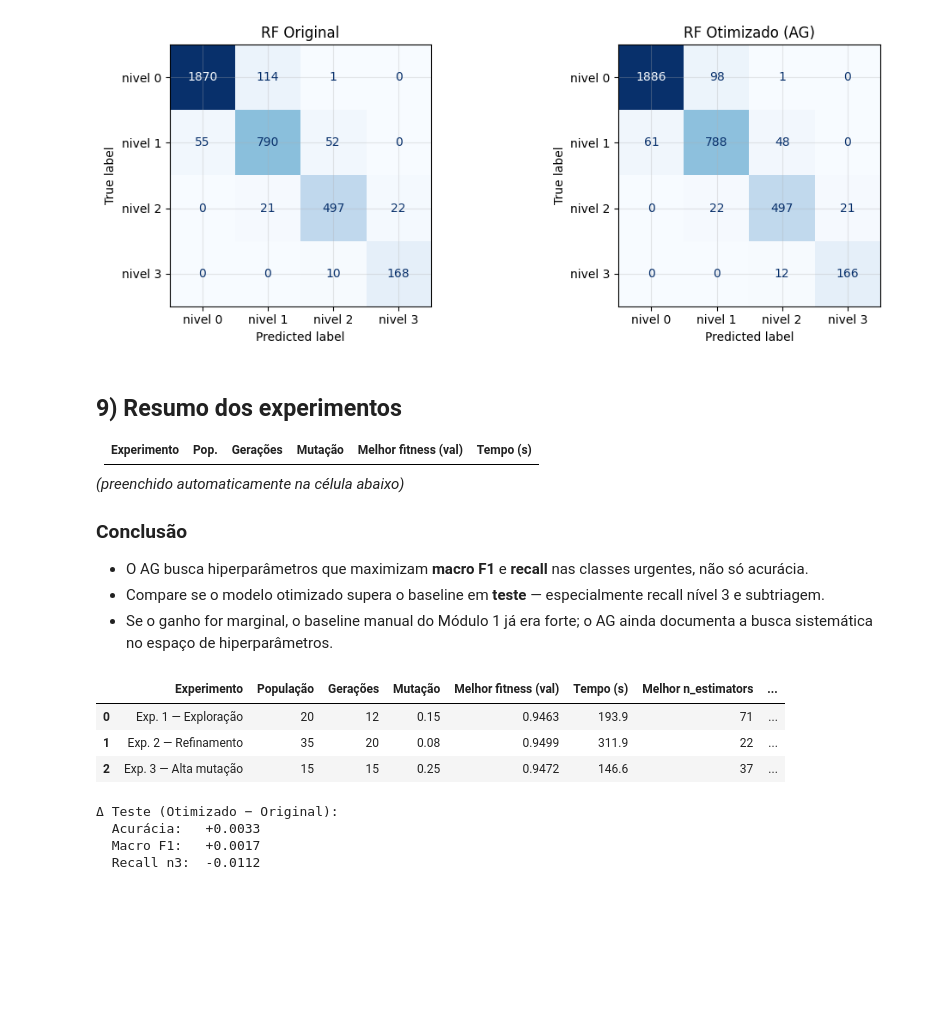
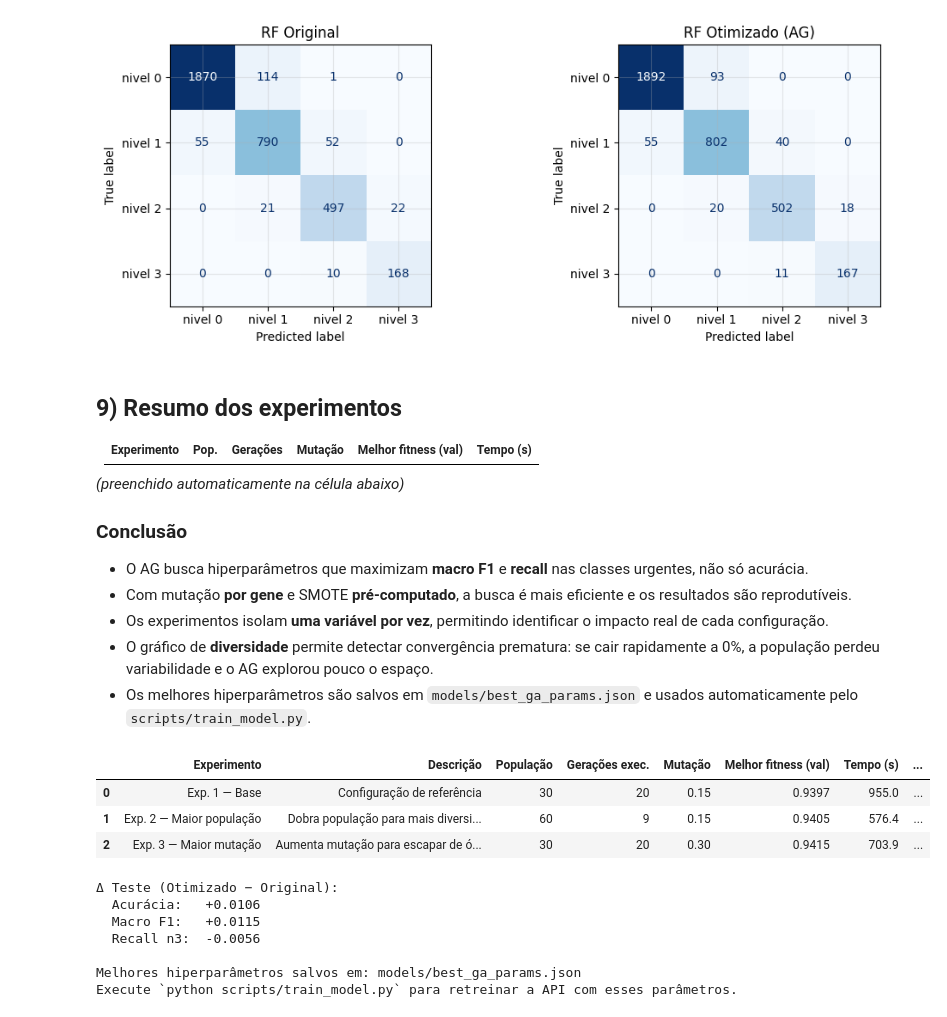
Before and after one commit to mikaelkanzaki-git/tech_challenge_fiap_2, a Jupyter notebook: algoritmo_genetico.ipynb, the cells around one changed output. Saved outputs shown, nothing was run; the diff lists cells and outputs as text; code cells hidden in the pictures; blank space fills up the shorter version.

```diff
--- a/algoritmo_genetico.ipynb
+++ b/algoritmo_genetico.ipynb
@@ -245,10 +251,11 @@ def uniform_crossover(parent1, parent2):
 
 
 def mutate(individual, mutation_rate=0.15):
+    """Aplica mutação por gene — cada gene é mutado independentemente."""
     ind = copy.deepcopy(individual)
     all_genes = list(NUMERIC_GENE_SPACE.keys()) + list(GENE_OPTIONS.keys())
-    if np.random.rand() < mutation_rate:
-        gene = np.random.choice(all_genes)
-        ind[gene] = sample_gene_value(gene)
+    for gene in all_genes:
+        if np.random.rand() < mutation_rate:
+            ind[gene] = sample_gene_value(gene)
     return ind
 # %% [markdown]
@@ -410,14 +470,27 @@ Fitness (validação): 0.9472 | Tempo: 146.6s
 # %%
-# Gráficos de evolução do fitness por experimento
-fig, axes = plt.subplots(1, 3, figsize=(14, 4))
-for ax, res in zip(axes, results):
+fig, axes = plt.subplots(2, 3, figsize=(14, 7))
+for col, res in enumerate(results):
+    # Linha 0: evolução do fitness
+    ax = axes[0][col]
     ax.plot(res["history_mean"], label="Fitness médio", alpha=0.8)
     ax.plot(res["history_best"], label="Melhor fitness", linewidth=2)
     ax.set_title(res["experiment"])
     ax.set_xlabel("Geração")
     ax.set_ylabel("Fitness")
     ax.legend(fontsize=8)
-plt.suptitle("Evolução do fitness — 3 experimentos", y=1.02)
+
+    # Linha 1: diversidade genética
+    ax2 = axes[1][col]
+    ax2.plot(res["history_diversity"], color="tab:orange", linewidth=2)
+    ax2.set_xlabel("Geração")
+    ax2.set_ylabel("Diversidade (% únicos)")
+    ax2.set_ylim(0, 1.05)
+    ax2.axhline(0.5, color="gray", linestyle="--", alpha=0.5, label="50% únicos")
+    ax2.legend(fontsize=8)
+
+axes[0][0].set_ylabel("Fitness")
+axes[1][0].set_ylabel("Diversidade (% únicos)")
+plt.suptitle("Evolução do fitness e diversidade genética — 3 experimentos", y=1.01)
 plt.tight_layout()
 plt.show()
 # %% [output]
@@ -517,40 +590,59 @@ plt.show()
 
 ### Conclusão
 - O AG busca hiperparâmetros que maximizam **macro F1** e **recall** nas classes urgentes, não só acurácia.
-- Compare se o modelo otimizado supera o baseline em **teste** — especialmente recall nível 3 e subtriagem.
-- Se o ganho for marginal, o baseline manual do Módulo 1 já era forte; o AG ainda documenta a busca sistemática no espaço de hiperparâmetros.
+- Com mutação **por gene** e SMOTE **pré-computado**, a busca é mais eficiente e os resultados são reprodutíveis.
+- Os experimentos isolam **uma variável por vez**, permitindo identificar o impacto real de cada configuração.
+- O gráfico de **diversidade** permite detectar convergência prematura: se cair rapidamente a 0%, a população perdeu variabilidade e o AG explorou pouco o espaço.
+- Os melhores hiperparâmetros são salvos em `models/best_ga_params.json` e usados automaticamente pelo `scripts/train_model.py`.
 # %%
 summary_rows = []
 for res in results:
     c = res["config"]
     summary_rows.append({
         "Experimento": res["experiment"],
+        "Descrição": c["desc"],
         "População": c["pop_size"],
-        "Gerações": c["n_generations"],
+        "Gerações exec.": len(res["history_best"]),
         "Mutação": c["mutation_rate"],
         "Melhor fitness (val)": round(res["best_fitness"], 4),
         "Tempo (s)": round(res["elapsed_s"], 1),
         "Melhor n_estimators": res["best_individual"]["n_estimators"],
         "Melhor max_depth": res["best_individual"]["max_depth"],
         "Melhor max_features": res["best_individual"]["max_features"],
         "Bootstrap": res["best_individual"]["bootstrap"],
     })
 summary_df = pd.DataFrame(summary_rows)
 display(summary_df)
 
 delta_acc = opt_test["accuracy"] - base_test["accuracy"]
 delta_f1 = opt_test["macro_f1"] - base_test["macro_f1"]
 delta_rec3 = opt_test["recall_3"] - base_test["recall_3"]
 print(f"\nΔ Teste (Otimizado − Original):")
 print(f"  Acurácia:   {delta_acc:+.4f}")
 print(f"  Macro F1:   {delta_f1:+.4f}")
 print(f"  Recall n3:  {delta_rec3:+.4f}")
+
+# Salva os melhores hiperparâmetros para uso no pipeline de produção
+import json as _json
+from pathlib import Path
+
+best_params_path = Path("models/best_ga_params.json")
+best_params_path.parent.mkdir(exist_ok=True)
+best_params_path.write_text(
+    _json.dumps(best_params, indent=2, ensure_ascii=False, default=str),
+    encoding="utf-8",
+)
+print(f"\nMelhores hiperparâmetros salvos em: {best_params_path}")
+print("Execute `python scripts/train_model.py` para retreinar a API com esses parâmetros.")
 # %% [output]
-|  | Experimento | População | Gerações | Mutação | Melhor fitness (val) | Tempo (s) | Melhor n_estimators | ... |
-| 0 | Exp. 1 — Exploração | 20 | 12 | 0.15 | 0.9463 | 193.9 | 71 | ... |
-| 1 | Exp. 2 — Refinamento | 35 | 20 | 0.08 | 0.9499 | 311.9 | 22 | ... |
-| 2 | Exp. 3 — Alta mutação | 15 | 15 | 0.25 | 0.9472 | 146.6 | 37 | ... |
+|  | Experimento | Descrição | População | Gerações exec. | Mutação | Melhor fitness (val) | Tempo (s) | ... |
+| 0 | Exp. 1 — Base | Configuração de referência | 30 | 20 | 0.15 | 0.9397 | 955.0 | ... |
+| 1 | Exp. 2 — Maior população | Dobra população para mais diversi... | 60 | 9 | 0.15 | 0.9405 | 576.4 | ... |
+| 2 | Exp. 3 — Maior mutação | Aumenta mutação para escapar de ó... | 30 | 20 | 0.30 | 0.9415 | 703.9 | ... |
 Δ Teste (Otimizado − Original):
-  Acurácia:   +0.0033
-  Macro F1:   +0.0017
-  Recall n3:  -0.0112
+  Acurácia:   +0.0106
+  Macro F1:   +0.0115
+  Recall n3:  -0.0056
+
+Melhores hiperparâmetros salvos em: models/best_ga_params.json
+Execute `python scripts/train_model.py` para retreinar a API com esses parâmetros.
```
Also changed, not shown: parts of 11 cells of this notebook, 1 other file.
